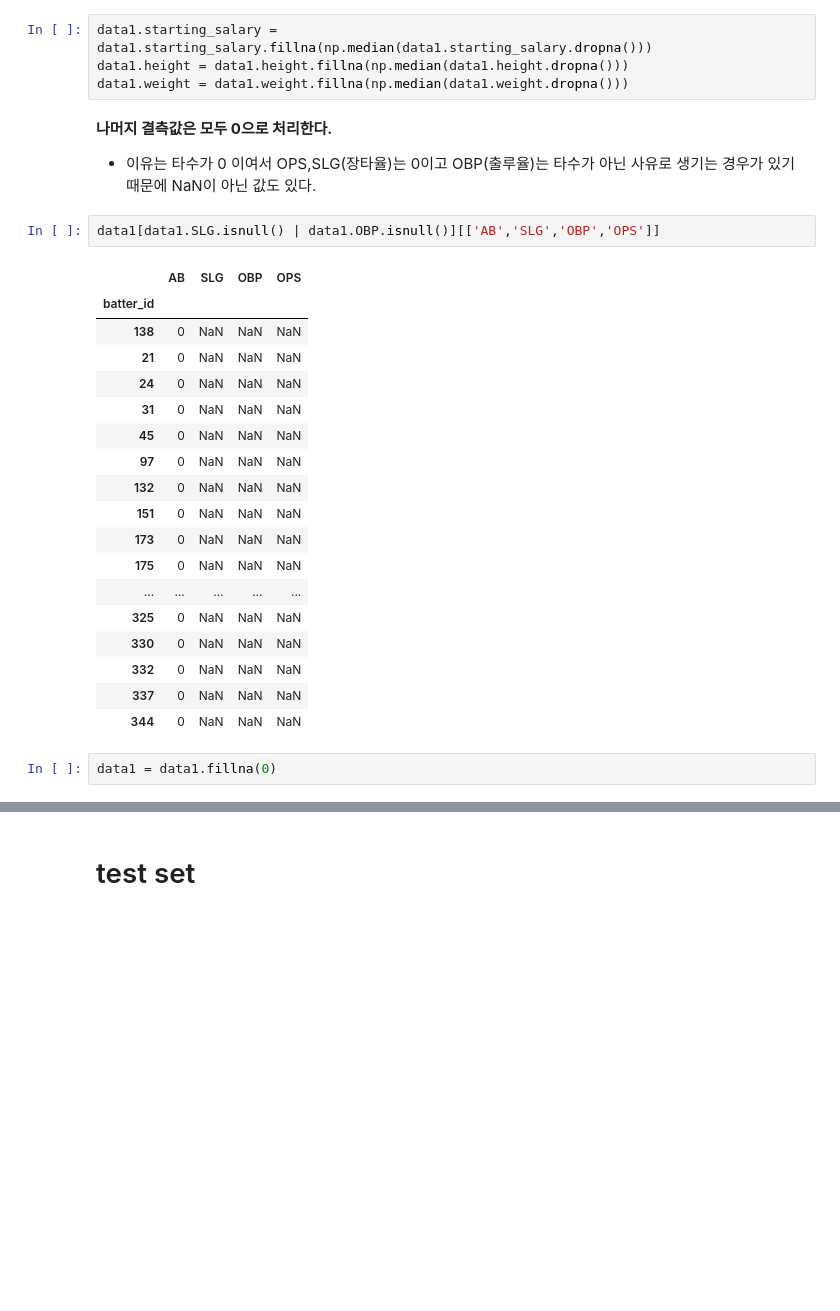
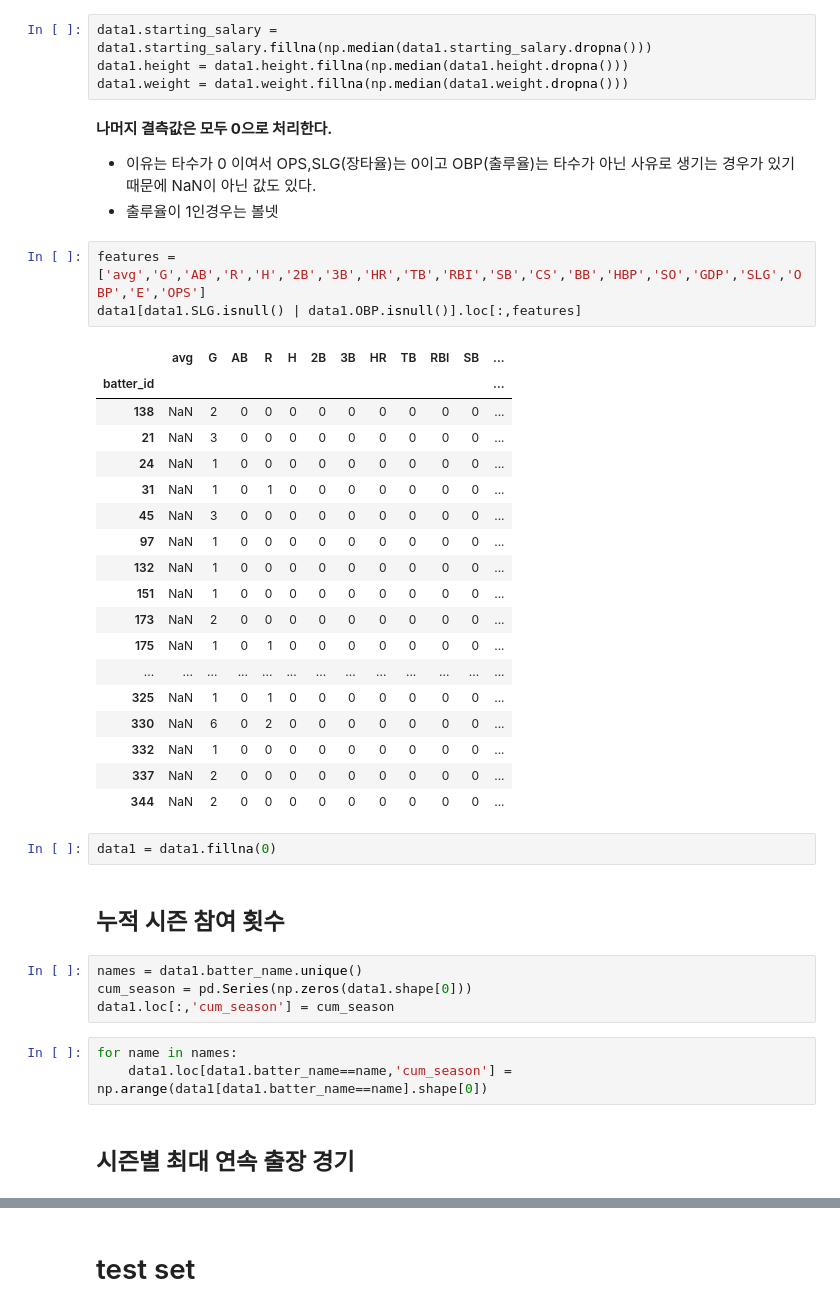
Before and after one commit to TooTouch/Dacon, a Jupyter notebook: ipynb/preprocessing.ipynb, the cells around one changed output, grey strips where cells are left out. Cells and saved outputs as stored; diff of their text form; blank space fills up the shorter version.

```diff
--- a/ipynb/preprocessing.ipynb
+++ b/ipynb/preprocessing.ipynb
@@ -122,26 +123,39 @@ data1.weight = data1.weight.fillna(np.median(data1.weight.dropna()))
 # %% [markdown]
 **나머지 결측값은 모두 0으로 처리한다.**
 - 이유는 타수가 0 이여서 OPS,SLG(장타율)는 0이고 OBP(출루율)는 타수가 아닌 사유로 생기는 경우가 있기 때문에 NaN이 아닌 값도 있다.
+- 출루율이 1인경우는 볼넷
-# %%
-data1[data1.SLG.isnull() | data1.OBP.isnull()][['AB','SLG','OBP','OPS']]
-# %% [output]
-|  | AB | SLG | OBP | OPS |
-| batter_id |  |  |  |  |
-| 138 | 0 | NaN | NaN | NaN |
-| 21 | 0 | NaN | NaN | NaN |
-| 24 | 0 | NaN | NaN | NaN |
-| 31 | 0 | NaN | NaN | NaN |
-| 45 | 0 | NaN | NaN | NaN |
-| 97 | 0 | NaN | NaN | NaN |
-| 132 | 0 | NaN | NaN | NaN |
-| 151 | 0 | NaN | NaN | NaN |
-| 173 | 0 | NaN | NaN | NaN |
-| 175 | 0 | NaN | NaN | NaN |
-| ... | ... | ... | ... | ... |
-| 325 | 0 | NaN | NaN | NaN |
-| 330 | 0 | NaN | NaN | NaN |
-| 332 | 0 | NaN | NaN | NaN |
-| 337 | 0 | NaN | NaN | NaN |
-| 344 | 0 | NaN | NaN | NaN |
+# %%
+features = ['avg','G','AB','R','H','2B','3B','HR','TB','RBI','SB','CS','BB','HBP','SO','GDP','SLG','OBP','E','OPS']
+data1[data1.SLG.isnull() | data1.OBP.isnull()].loc[:,features]
+# %% [output]
+|  | avg | G | AB | R | H | 2B | 3B | HR | TB | RBI | SB | ... |
+| batter_id |  |  |  |  |  |  |  |  |  |  |  | ... |
+| 138 | NaN | 2 | 0 | 0 | 0 | 0 | 0 | 0 | 0 | 0 | 0 | ... |
+| 21 | NaN | 3 | 0 | 0 | 0 | 0 | 0 | 0 | 0 | 0 | 0 | ... |
+| 24 | NaN | 1 | 0 | 0 | 0 | 0 | 0 | 0 | 0 | 0 | 0 | ... |
+| 31 | NaN | 1 | 0 | 1 | 0 | 0 | 0 | 0 | 0 | 0 | 0 | ... |
+| 45 | NaN | 3 | 0 | 0 | 0 | 0 | 0 | 0 | 0 | 0 | 0 | ... |
+| 97 | NaN | 1 | 0 | 0 | 0 | 0 | 0 | 0 | 0 | 0 | 0 | ... |
+| 132 | NaN | 1 | 0 | 0 | 0 | 0 | 0 | 0 | 0 | 0 | 0 | ... |
+| 151 | NaN | 1 | 0 | 0 | 0 | 0 | 0 | 0 | 0 | 0 | 0 | ... |
+| 173 | NaN | 2 | 0 | 0 | 0 | 0 | 0 | 0 | 0 | 0 | 0 | ... |
+| 175 | NaN | 1 | 0 | 1 | 0 | 0 | 0 | 0 | 0 | 0 | 0 | ... |
+| ... | ... | ... | ... | ... | ... | ... | ... | ... | ... | ... | ... | ... |
+| 325 | NaN | 1 | 0 | 1 | 0 | 0 | 0 | 0 | 0 | 0 | 0 | ... |
+| 330 | NaN | 6 | 0 | 2 | 0 | 0 | 0 | 0 | 0 | 0 | 0 | ... |
+| 332 | NaN | 1 | 0 | 0 | 0 | 0 | 0 | 0 | 0 | 0 | 0 | ... |
+| 337 | NaN | 2 | 0 | 0 | 0 | 0 | 0 | 0 | 0 | 0 | 0 | ... |
+| 344 | NaN | 2 | 0 | 0 | 0 | 0 | 0 | 0 | 0 | 0 | 0 | ... |
 # %%
 data1 = data1.fillna(0)
+# %% [markdown]
+## 누적 시즌 참여 횟수
+# %%
+names = data1.batter_name.unique()
+cum_season = pd.Series(np.zeros(data1.shape[0]))
+data1.loc[:,'cum_season'] = cum_season
+# %%
+for name in names:
+    data1.loc[data1.batter_name==name,'cum_season'] = np.arange(data1[data1.batter_name==name].shape[0])
+# %% [markdown]
+## 시즌별 최대 연속 출장 경기
```
Also changed, not shown: parts of 9 cells of this notebook, 6 other files.
